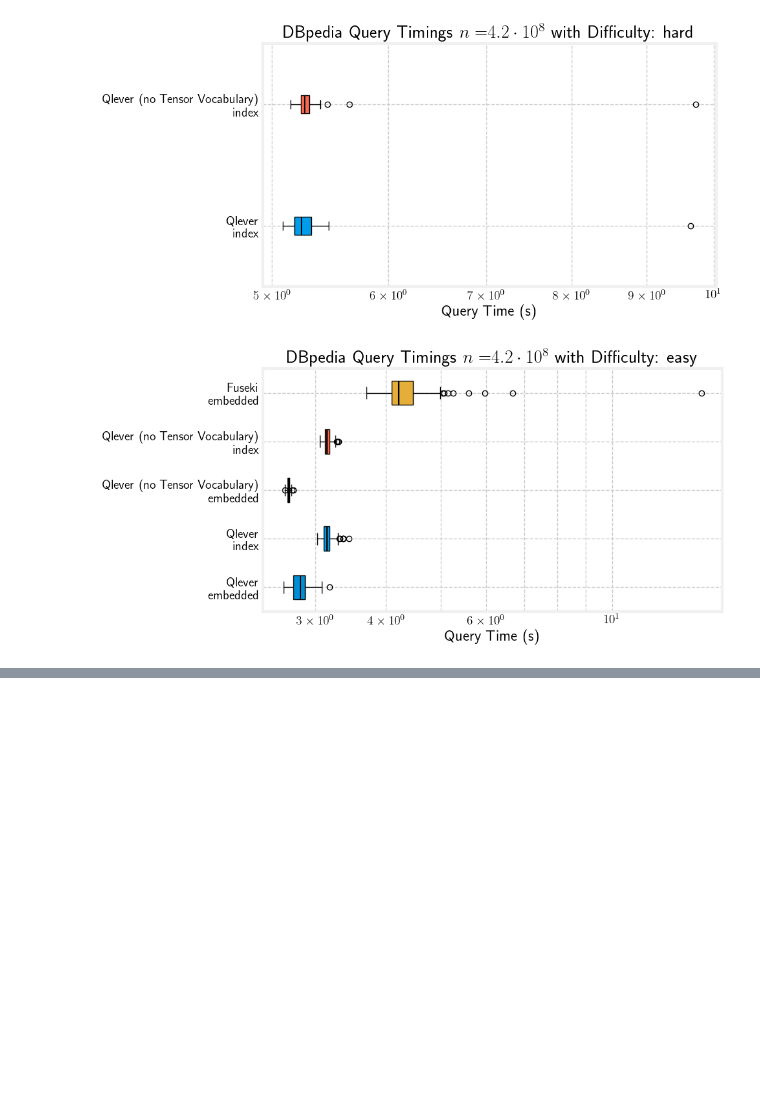
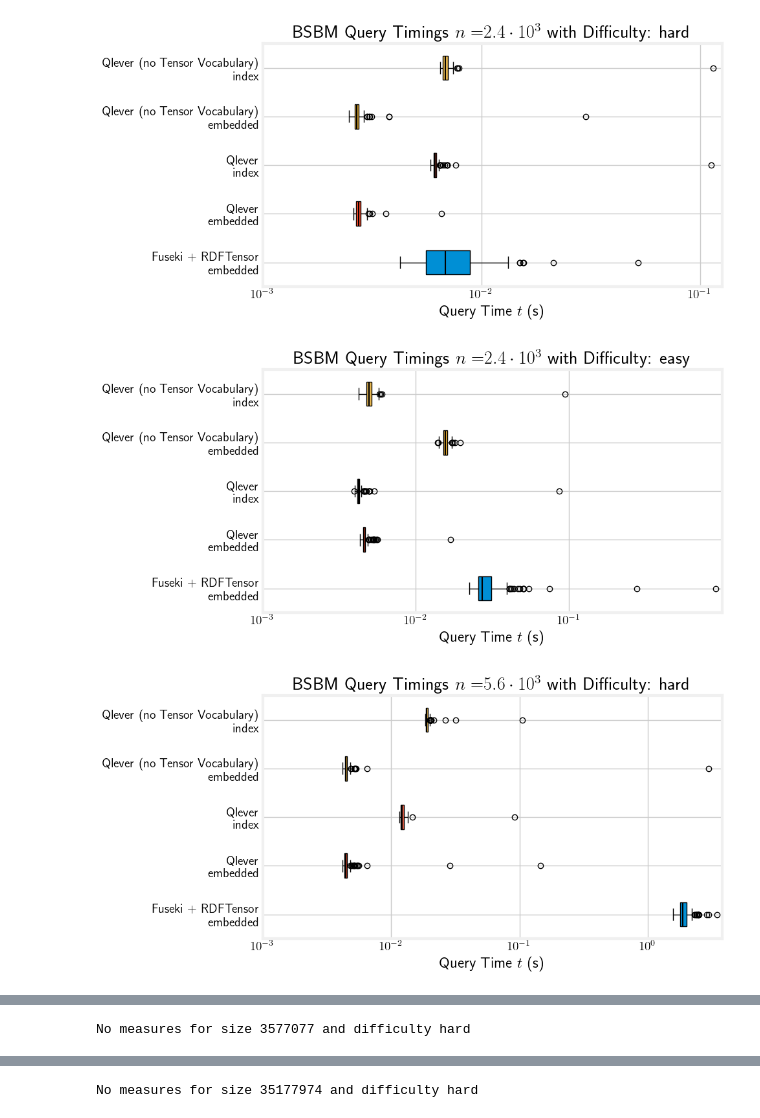
Before and after one commit to Dakantz/Dense-KG-Vector-DB, a Jupyter notebook: benchmarks/eval_timings_bsbm.ipynb, the cells around one changed output, grey strips where cells are left out. Cells and saved outputs as stored; diff of their text form; code cells hidden in the pictures; blank space fills up the shorter version.

```diff
--- a/benchmarks/eval_timings_bsbm.ipynb
+++ b/benchmarks/eval_timings_bsbm.ipynb
@@ -26,7 +37,7 @@ modes = {
     "bsbm": "BSBM",
     "dbpedia": "DBpedia",
 }
-mode = "dbpedia"
+mode = "bsbm"
 timings_df = pd.read_csv(Path("scratch") / "results" / mode / f"{mode}_timings_all.csv")
 stats_df = pd.read_csv(Path("scratch") / "results" / mode / f"{mode}_stats_all.csv")
 # %%
@@ -373,7 +423,9 @@ def plot_boxplot(
     difficulty: str,
     relevant_measure: str = "elapsed_time",
 ):
-    ax.set_title(f" {modes[mode]} Query Timings $n=${to_pow_10(size)} with Difficulty: {difficulty}")
+    ax.set_title(
+        f" {modes[mode]} Query Timings $n=${to_pow_10(size)} with Difficulty: {difficulty}"
+    )
     size_df = df[df["size"] == size]
     engine_types = size_df.apply(
         lambda row: (row["engine"], row["query_type"]), axis=1
@@ -390,17 +442,21 @@ def plot_boxplot(
     ]
     # filter infinite and nan values from measures and corresponding tick labels
     measures_f = [
-        measures[i].replace([np.inf, -np.inf], np.nan).dropna() for i in range(len(measures))
+        measures[i].replace([np.inf, -np.inf], np.nan).dropna()
+        for i in range(len(measures))
     ]
     measures = [
         measures_f[i] for i in range(len(measures_f)) if not measures_f[i].shape[0] == 0
     ]
     tick_labels = [
-        tick_labels[i] for i in range(len(tick_labels)) if not measures_f[i].shape[0] == 0
+        tick_labels[i]
+        for i in range(len(tick_labels))
+        if not measures_f[i].shape[0] == 0
     ]
     if len(measures) == 0:
         print(f"No measures for size {size} and difficulty {difficulty}")
         return
+    all_measures = pd.concat(measures)
     bplot = ax.boxplot(
         measures,
         tick_labels=[f"{engine}\n{query_type}" for engine, query_type in tick_labels],
@@ -409,9 +465,9 @@ def plot_boxplot(
         medianprops={"color": "black", "linewidth": 1.5},
         # showfliers=False,
     )
-    ax.set_xlabel("Query Time (s)")
+    ax.set_xlabel("Query Time $t$ (s)")
     ax.set_xscale("log")
-    ax.grid(True, which="both", ls="--")
+    ax.set_xticklabels([], minor=True)
     # fill with colors
     for patch, (engine, query_type) in zip(bplot["boxes"], tick_labels):
         patch.set_facecolor(
@@ -419,44 +475,49 @@ def plot_boxplot(
             if query_type == QUERY_TYPE.INDEX.value
             else colors[engine]
         )
+    if abs(all_measures.min() - all_measures.max()) < 10:
+        min_power = int(np.floor(np.log10(all_measures.min())))
+        max_power = int(np.ceil(np.log10(all_measures.max())))
+        ax.set_xlim(left=10**min_power, right=all_measures.max()*1.1)
 
 
 boxplots_dir = figures_dir / "boxplots"
 boxplots_dir.mkdir(exist_ok=True, parents=True)
 for est_size in timings_df["estimated_size"].unique():
-    for difficulty in difficulties:
+    for difficulty in difficulties[::-1]:
         fig, ax = plt.subplots(1, figsize=(10, 5))
         eval_size = timings_df[timings_df["estimated_size"] == est_size][
             "size"
         ].unique()[0]
         plot_boxplot(ax, timings_df, eval_size, difficulty)
         plt.tight_layout()
         tikzplotlib.save(
             boxplots_dir / f"{mode}_boxplot_{est_size}_{difficulty}.tex",
             extra_tikzpicture_parameters=[
                 "scale=0.5",
                 """every axis/.style={
                     legend pos=south west,
                     legend style={
                 font=\\small},
                     legend columns=2,
                     extra x ticks={"""
                 + ",".join(map(str, extra_y_ticks))
                 + """},
                     extra x tick labels={ },
                     extra y tick labels={ },
                     extra tick style={
                         tick style={draw=none},
                         major grid style={dashed,red},
                         grid=major,
                     },
                 }""",
             ],
-            axis_height="0.5\\textwidth",
+            axis_height="0.7\\textwidth",
             axis_width="1.25\\textwidth",
         )
         plt.savefig(boxplots_dir / f"{mode}_boxplot_{est_size}_{difficulty}.png")
         plt.show()
 # %% [output]
-[figure, old version]
+[figure, new version]
-[figure, old version]
+[figure, new version]
+[figure, added]
@@ -462,0 +529 @@ for est_size in timings_df["estimated_size"].unique():
+No measures for size 3577077 and difficulty hard
@@ -462,0 +532 @@ for est_size in timings_df["estimated_size"].unique():
+No measures for size 35177974 and difficulty hard
```
Also changed, not shown: parts of 11 cells of this notebook, 3 other files.
